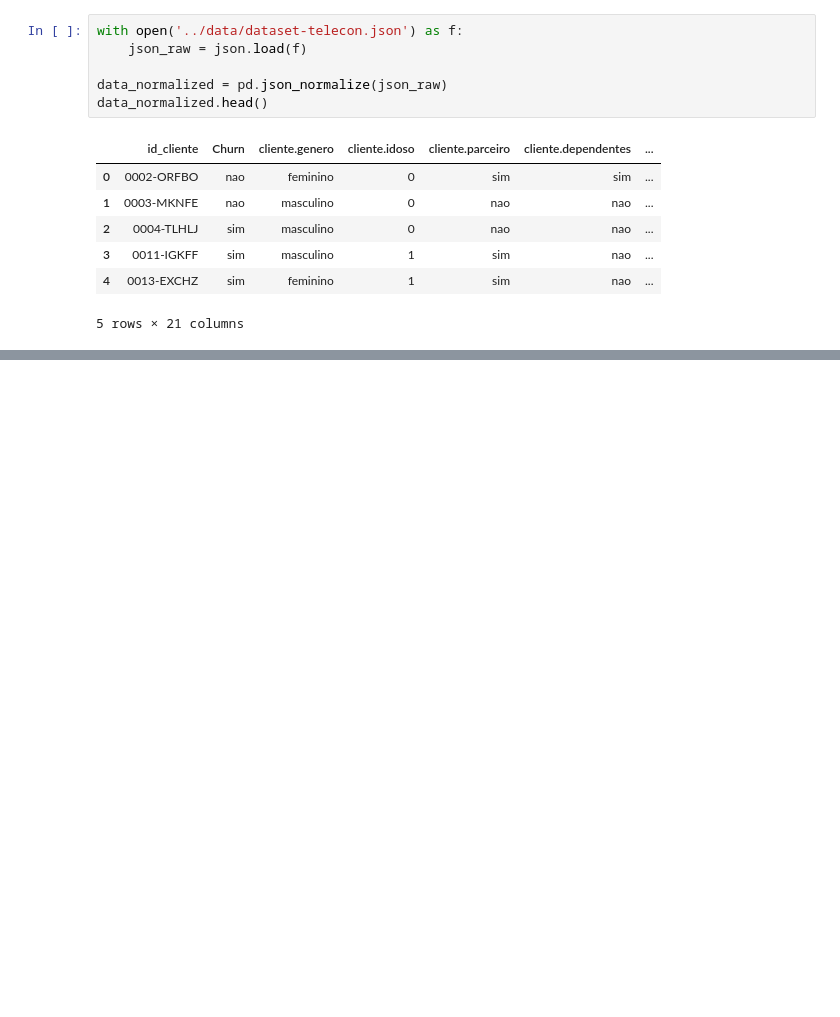
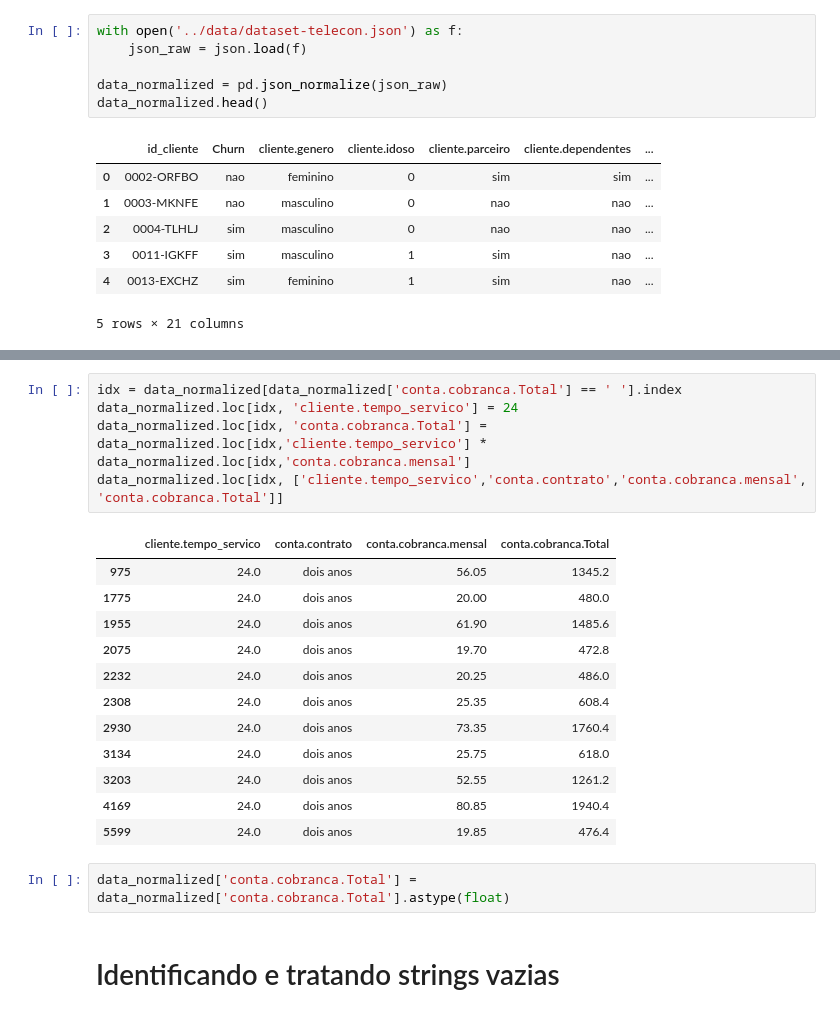
Before and after one commit to gbcancian/telecom-churn-data-cleaning, a Jupyter notebook: notebooks/main.ipynb, the cells around one changed output, grey strips where cells are left out. Drawn from its saved outputs; the diff is of its cells as text; blank space fills up the shorter version.

Commit message:
Tratando dados duplicados e nulos

```diff
--- a/notebooks/main.ipynb
+++ b/notebooks/main.ipynb
@@ -72,0 +85,22 @@ TypeError: cannot use 'dict' as a set element (unhashable type: 'dict')
+# %%
+idx = data_normalized[data_normalized['conta.cobranca.Total'] == ' '].index
+data_normalized.loc[idx, 'cliente.tempo_servico'] = 24
+data_normalized.loc[idx, 'conta.cobranca.Total'] = data_normalized.loc[idx,'cliente.tempo_servico'] * data_normalized.loc[idx,'conta.cobranca.mensal']
+data_normalized.loc[idx, ['cliente.tempo_servico','conta.contrato','conta.cobranca.mensal', 'conta.cobranca.Total']]
+# %% [output]
+|  | cliente.tempo_servico | conta.contrato | conta.cobranca.mensal | conta.cobranca.Total |
+| 975 | 24.0 | dois anos | 56.05 | 1345.2 |
+| 1775 | 24.0 | dois anos | 20.00 | 480.0 |
+| 1955 | 24.0 | dois anos | 61.90 | 1485.6 |
+| 2075 | 24.0 | dois anos | 19.70 | 472.8 |
+| 2232 | 24.0 | dois anos | 20.25 | 486.0 |
+| 2308 | 24.0 | dois anos | 25.35 | 608.4 |
+| 2930 | 24.0 | dois anos | 73.35 | 1760.4 |
+| 3134 | 24.0 | dois anos | 25.75 | 618.0 |
+| 3203 | 24.0 | dois anos | 52.55 | 1261.2 |
+| 4169 | 24.0 | dois anos | 80.85 | 1940.4 |
+| 5599 | 24.0 | dois anos | 19.85 | 476.4 |
+# %%
+data_normalized['conta.cobranca.Total'] = data_normalized['conta.cobranca.Total'].astype(float)
+# %% [markdown]
+# Identificando e tratando strings vazias
```
Also changed, not shown: parts of 7 cells of this notebook, 1 other file.
